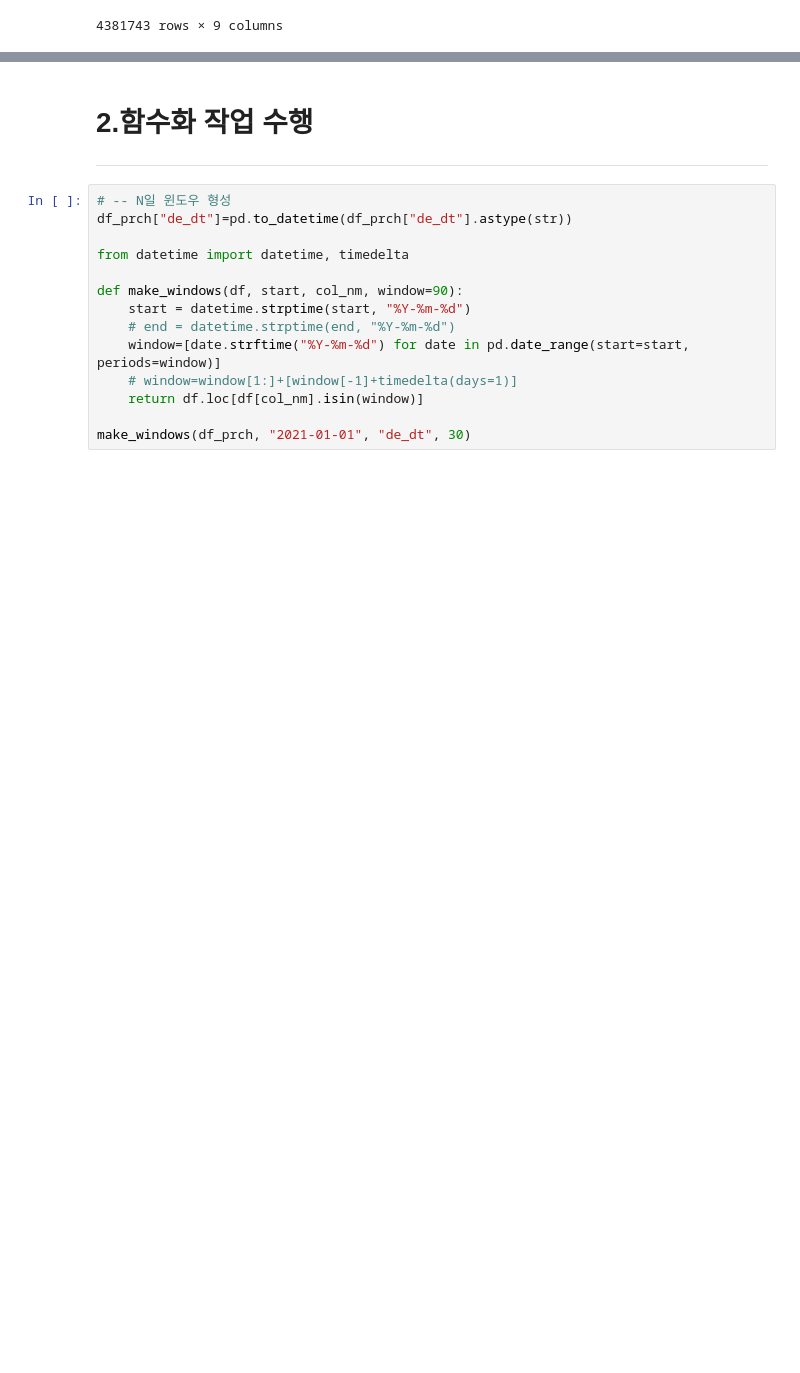
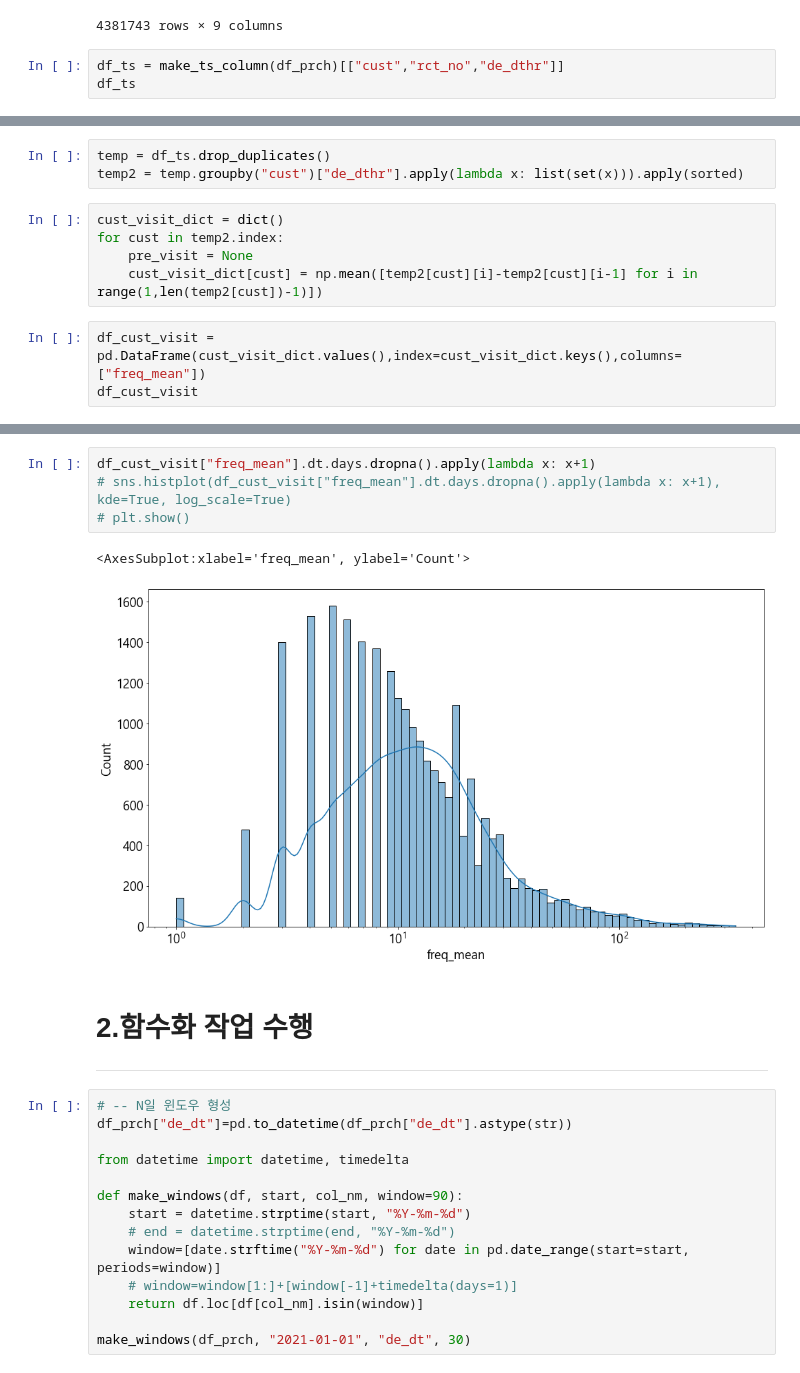
Before and after one commit to osy5882/Lpoint_competition, a Jupyter notebook: assocation_rules/make_rules.ipynb, the cells around one changed output, grey strips where cells are left out. Cells and saved outputs as stored; diff of their text form; blank space fills up the shorter version.

```diff
--- a/assocation_rules/make_rules.ipynb
+++ b/assocation_rules/make_rules.ipynb
@@ -342,3 +349,6 @@ make_ts_column(df_prch)
 | 4381741 | M533286446 | E06052119978 | 2 | A06 | NaN | PD0507 | 50000.0 | 1 | 2021-12-31 23:00:00 |
 | 4381742 | M533286446 | E06052119978 | 2 | A06 | NaN | PD0507 | 50000.0 | 1 | 2021-12-31 23:00:00 |
 4381743 rows × 9 columns
+# %%
+df_ts = make_ts_column(df_prch)[["cust","rct_no","de_dthr"]]
+df_ts
@@ -344,0 +385,11 @@ make_ts_column(df_prch)
+# %%
+temp = df_ts.drop_duplicates()
+temp2 = temp.groupby("cust")["de_dthr"].apply(lambda x: list(set(x))).apply(sorted)
+# %%
+cust_visit_dict = dict()
+for cust in temp2.index:
+    pre_visit = None
+    cust_visit_dict[cust] = np.mean([temp2[cust][i]-temp2[cust][i-1] for i in range(1,len(temp2[cust])-1)])
+# %%
+df_cust_visit = pd.DataFrame(cust_visit_dict.values(),index=cust_visit_dict.keys(),columns=["freq_mean"])
+df_cust_visit
@@ -345,3 +410,10 @@ make_ts_column(df_prch)
+# %%
+df_cust_visit["freq_mean"].dt.days.dropna().apply(lambda x: x+1)
+# sns.histplot(df_cust_visit["freq_mean"].dt.days.dropna().apply(lambda x: x+1), kde=True, log_scale=True)
+# plt.show()
+# %% [output]
+<AxesSubplot:xlabel='freq_mean', ylabel='Count'>
+[figure, added]
 # %% [markdown]
 # 2.함수화 작업 수행
 ---
```
Also changed, not shown: parts of 7 cells of this notebook.
